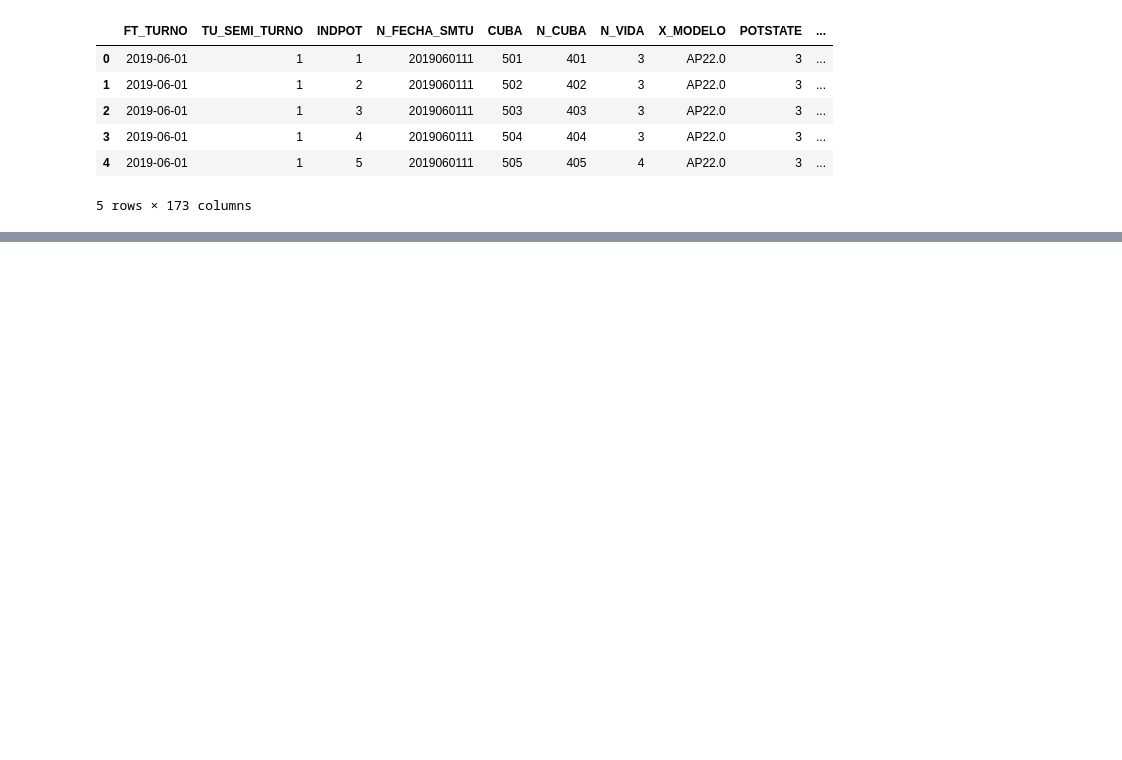
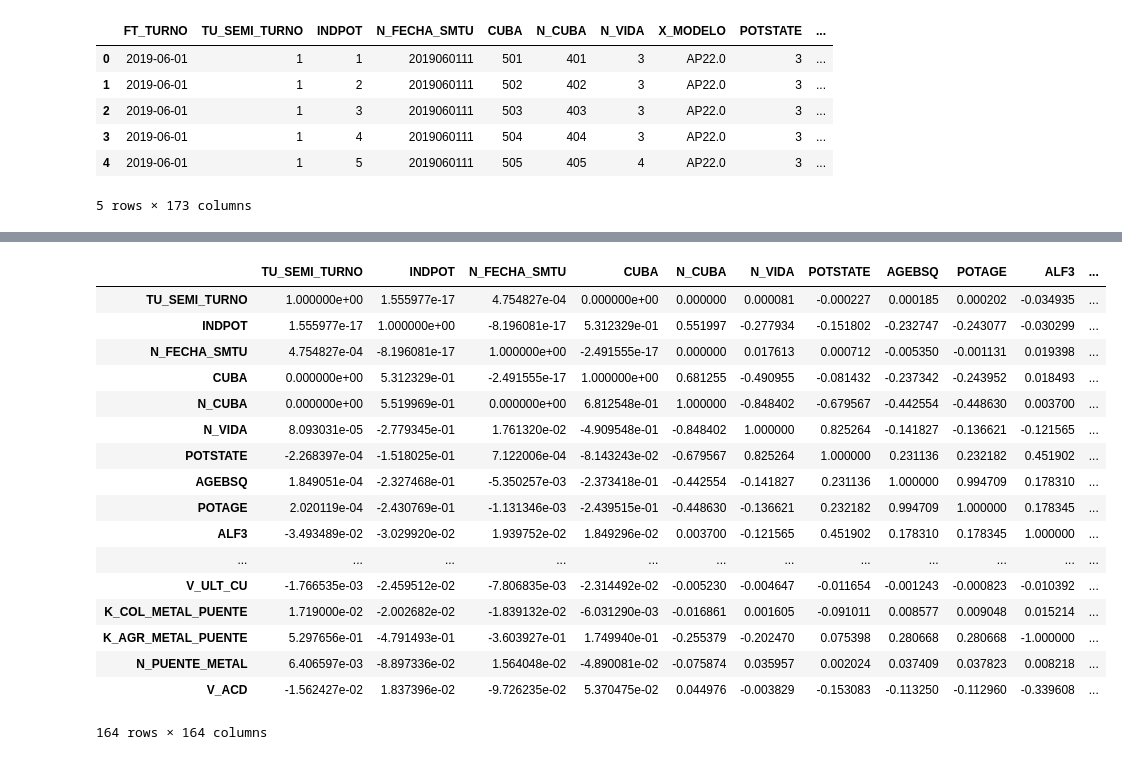
Before and after one commit to ALUAR-ITBA-2020Q2/merge_DF, a Jupyter notebook: 0 - Generate Database.ipynb, the cells around one changed output, grey strips where cells are left out. Drawn from its saved outputs; the diff is of its cells as text; code cells hidden in the pictures; blank space fills up the shorter version.

```diff
--- a/0 - Generate Database.ipynb
+++ b/0 - Generate Database.ipynb
@@ -31,0 +52,21 @@ df_hitm_ps.head()
+# %%
+df_hitm_ps.corr()
+# %% [output]
+|  | TU_SEMI_TURNO | INDPOT | N_FECHA_SMTU | CUBA | N_CUBA | N_VIDA | POTSTATE | AGEBSQ | POTAGE | ALF3 | ... |
+| TU_SEMI_TURNO | 1.000000e+00 | 1.555977e-17 | 4.754827e-04 | 0.000000e+00 | 0.000000 | 0.000081 | -0.000227 | 0.000185 | 0.000202 | -0.034935 | ... |
+| INDPOT | 1.555977e-17 | 1.000000e+00 | -8.196081e-17 | 5.312329e-01 | 0.551997 | -0.277934 | -0.151802 | -0.232747 | -0.243077 | -0.030299 | ... |
+| N_FECHA_SMTU | 4.754827e-04 | -8.196081e-17 | 1.000000e+00 | -2.491555e-17 | 0.000000 | 0.017613 | 0.000712 | -0.005350 | -0.001131 | 0.019398 | ... |
+| CUBA | 0.000000e+00 | 5.312329e-01 | -2.491555e-17 | 1.000000e+00 | 0.681255 | -0.490955 | -0.081432 | -0.237342 | -0.243952 | 0.018493 | ... |
+| N_CUBA | 0.000000e+00 | 5.519969e-01 | 0.000000e+00 | 6.812548e-01 | 1.000000 | -0.848402 | -0.679567 | -0.442554 | -0.448630 | 0.003700 | ... |
+| N_VIDA | 8.093031e-05 | -2.779345e-01 | 1.761320e-02 | -4.909548e-01 | -0.848402 | 1.000000 | 0.825264 | -0.141827 | -0.136621 | -0.121565 | ... |
+| POTSTATE | -2.268397e-04 | -1.518025e-01 | 7.122006e-04 | -8.143243e-02 | -0.679567 | 0.825264 | 1.000000 | 0.231136 | 0.232182 | 0.451902 | ... |
+| AGEBSQ | 1.849051e-04 | -2.327468e-01 | -5.350257e-03 | -2.373418e-01 | -0.442554 | -0.141827 | 0.231136 | 1.000000 | 0.994709 | 0.178310 | ... |
+| POTAGE | 2.020119e-04 | -2.430769e-01 | -1.131346e-03 | -2.439515e-01 | -0.448630 | -0.136621 | 0.232182 | 0.994709 | 1.000000 | 0.178345 | ... |
+| ALF3 | -3.493489e-02 | -3.029920e-02 | 1.939752e-02 | 1.849296e-02 | 0.003700 | -0.121565 | 0.451902 | 0.178310 | 0.178345 | 1.000000 | ... |
+| ... | ... | ... | ... | ... | ... | ... | ... | ... | ... | ... | ... |
+| V_ULT_CU | -1.766535e-03 | -2.459512e-02 | -7.806835e-03 | -2.314492e-02 | -0.005230 | -0.004647 | -0.011654 | -0.001243 | -0.000823 | -0.010392 | ... |
+| K_COL_METAL_PUENTE | 1.719000e-02 | -2.002682e-02 | -1.839132e-02 | -6.031290e-03 | -0.016861 | 0.001605 | -0.091011 | 0.008577 | 0.009048 | 0.015214 | ... |
+| K_AGR_METAL_PUENTE | 5.297656e-01 | -4.791493e-01 | -3.603927e-01 | 1.749940e-01 | -0.255379 | -0.202470 | 0.075398 | 0.280668 | 0.280668 | -1.000000 | ... |
+| N_PUENTE_METAL | 6.406597e-03 | -8.897336e-02 | 1.564048e-02 | -4.890081e-02 | -0.075874 | 0.035957 | 0.002024 | 0.037409 | 0.037823 | 0.008218 | ... |
+| V_ACD | -1.562427e-02 | 1.837396e-02 | -9.726235e-02 | 5.370475e-02 | 0.044976 | -0.003829 | -0.153083 | -0.113250 | -0.112960 | -0.339608 | ... |
+164 rows × 164 columns
```
Also changed, not shown: parts of 3 cells of this notebook, 1 other file.
